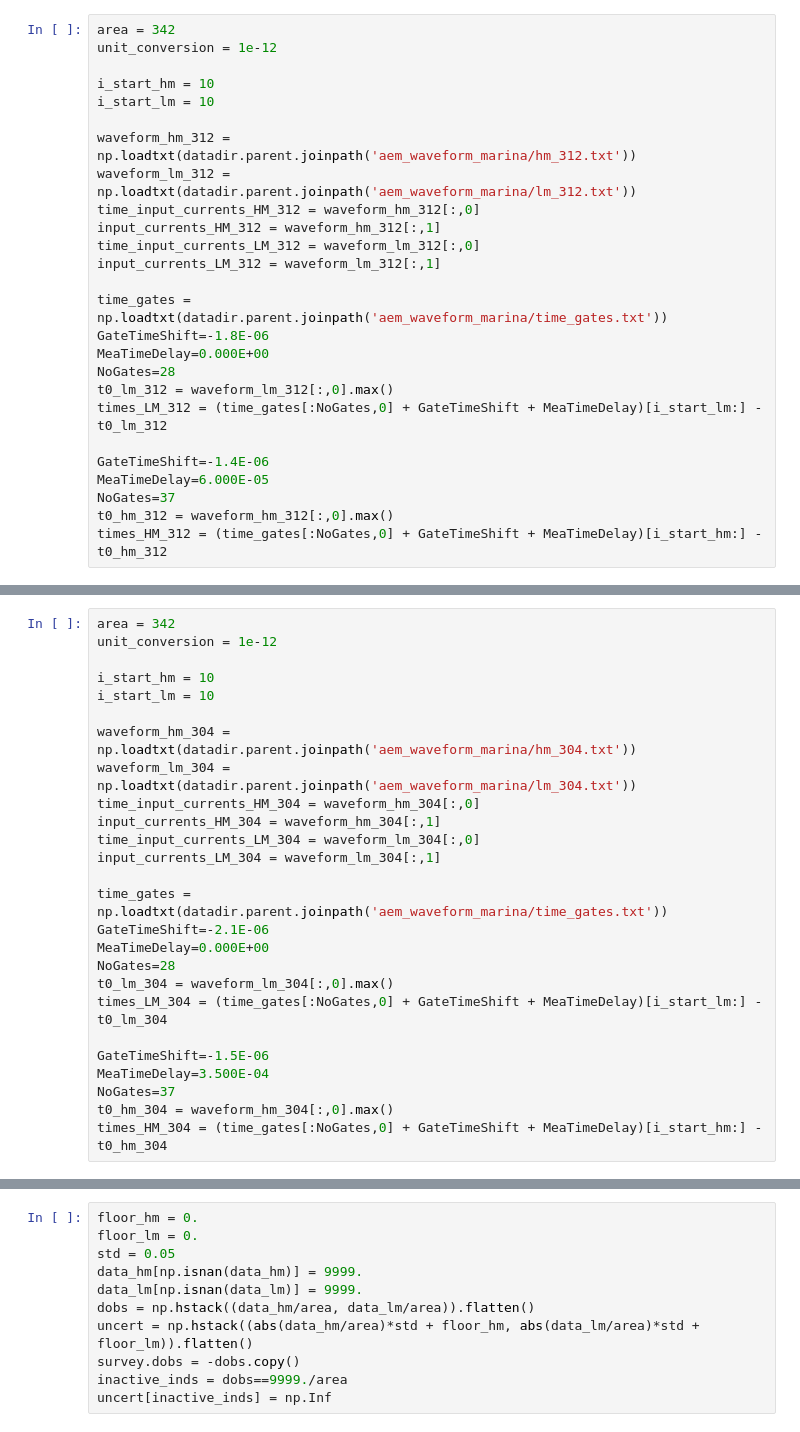
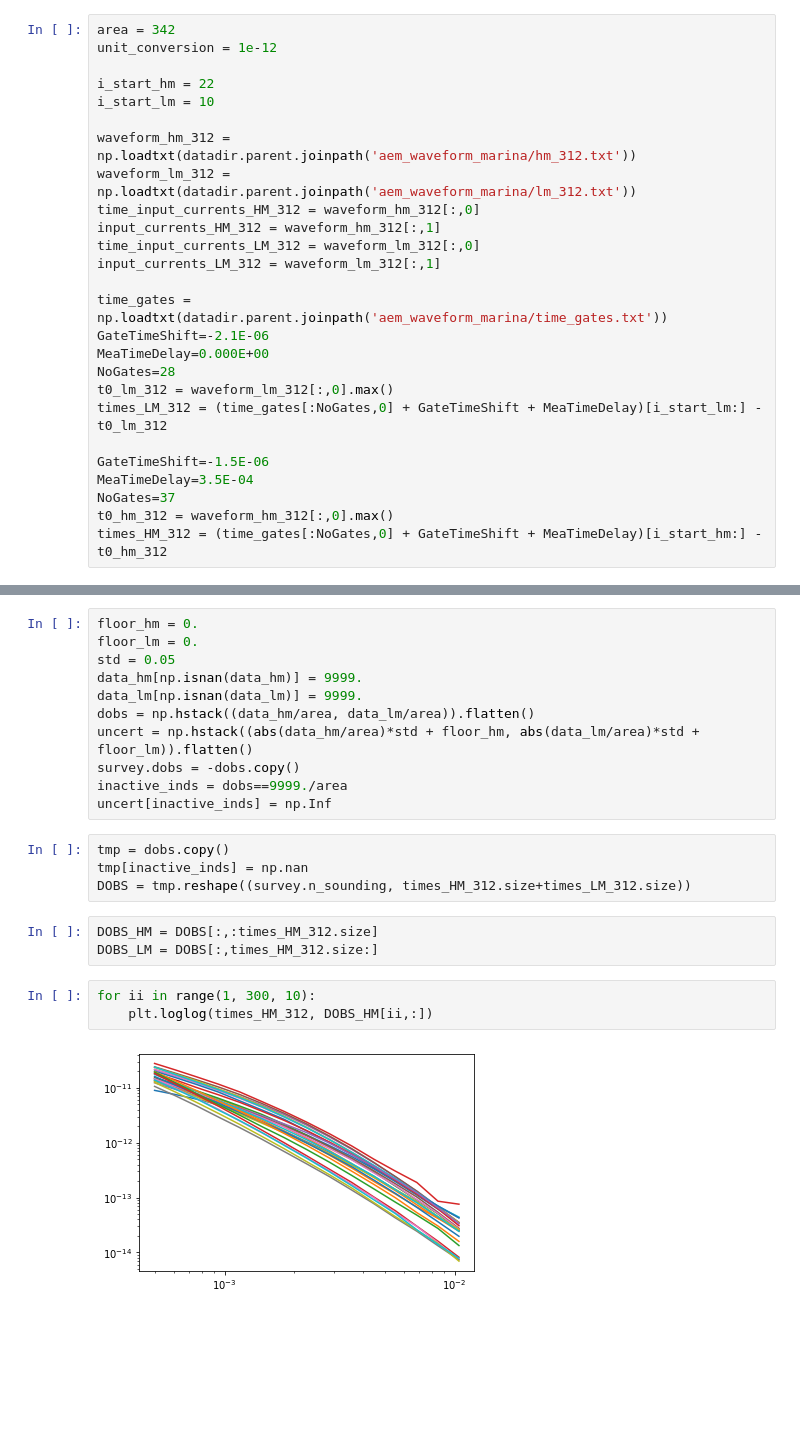
Before and after one commit to igotchalk/timelapseAEM, a Jupyter notebook: notebook/2D_2017-2019_together.ipynb, the cells around one changed output, grey strips where cells are left out. Drawn from its saved outputs; the diff is of its cells as text; blank space fills up the shorter version.

```diff
--- a/notebook/2D_2017-2019_together.ipynb
+++ b/notebook/2D_2017-2019_together.ipynb
@@ -70,7 +100,7 @@ skytem_type (79658,)
 area = 342
 unit_conversion = 1e-12
 
-i_start_hm = 10
+i_start_hm = 22
 i_start_lm = 10
 
 waveform_hm_312 = np.loadtxt(datadir.parent.joinpath('aem_waveform_marina/hm_312.txt'))
@@ -81,14 +111,14 @@ time_input_currents_LM_312 = waveform_lm_312[:,0]
 input_currents_LM_312 = waveform_lm_312[:,1]
 
 time_gates = np.loadtxt(datadir.parent.joinpath('aem_waveform_marina/time_gates.txt'))
-GateTimeShift=-1.8E-06
+GateTimeShift=-2.1E-06
 MeaTimeDelay=0.000E+00
 NoGates=28
 t0_lm_312 = waveform_lm_312[:,0].max()
 times_LM_312 = (time_gates[:NoGates,0] + GateTimeShift + MeaTimeDelay)[i_start_lm:] - t0_lm_312
 
-GateTimeShift=-1.4E-06
-MeaTimeDelay=6.000E-05
+GateTimeShift=-1.5E-06
+MeaTimeDelay=3.5E-04
 NoGates=37
 t0_hm_312 = waveform_hm_312[:,0].max()
 times_HM_312 = (time_gates[:NoGates,0] + GateTimeShift + MeaTimeDelay)[i_start_hm:] - t0_hm_312
@@ -121,29 +203,3 @@ times_hm_312 = (time_gates[:NoGates,0] + GateTimeShift + MeaTimeDelay)[i_start_h
-# %%
-area = 342
-unit_conversion = 1e-12
-
-i_start_hm = 10
-i_start_lm = 10
-
-waveform_hm_304 = np.loadtxt(datadir.parent.joinpath('aem_waveform_marina/hm_304.txt'))
-waveform_lm_304 = np.loadtxt(datadir.parent.joinpath('aem_waveform_marina/lm_304.txt'))
-time_input_currents_HM_304 = waveform_hm_304[:,0]
-input_currents_HM_304 = waveform_hm_304[:,1]
-time_input_currents_LM_304 = waveform_lm_304[:,0]
-input_currents_LM_304 = waveform_lm_304[:,1]
-
-time_gates = np.loadtxt(datadir.parent.joinpath('aem_waveform_marina/time_gates.txt'))
-GateTimeShift=-2.1E-06
-MeaTimeDelay=0.000E+00
-NoGates=28
-t0_lm_304 = waveform_lm_304[:,0].max()
-times_LM_304 = (time_gates[:NoGates,0] + GateTimeShift + MeaTimeDelay)[i_start_lm:] - t0_lm_304
-
-GateTimeShift=-1.5E-06
-MeaTimeDelay=3.500E-04
-NoGates=37
-t0_hm_304 = waveform_hm_304[:,0].max()
-times_HM_304 = (time_gates[:NoGates,0] + GateTimeShift + MeaTimeDelay)[i_start_hm:] - t0_hm_304
 # %%
 len(times_HM_304) + len(times_LM_304)
 len(times_HM_312) + len(times_LM_312)
@@ -310,3 +391,15 @@ uncert = np.hstack((abs(data_hm/area)*std + floor_hm, abs(data_lm/area)*std + fl
 survey.dobs = -dobs.copy()
 inactive_inds = dobs==9999./area
 uncert[inactive_inds] = np.Inf
+# %%
+tmp = dobs.copy()
+tmp[inactive_inds] = np.nan
+DOBS = tmp.reshape((survey.n_sounding, times_HM_312.size+times_LM_312.size))
+# %%
+DOBS_HM = DOBS[:,:times_HM_312.size]
+DOBS_LM = DOBS[:,times_HM_312.size:]
+# %%
+for ii in range(1, 300, 10):
+    plt.loglog(times_HM_312, DOBS_HM[ii,:])
+# %% [output]
+[figure, added]
```
Also changed, not shown: parts of 58 cells of this notebook, 1 other file.
